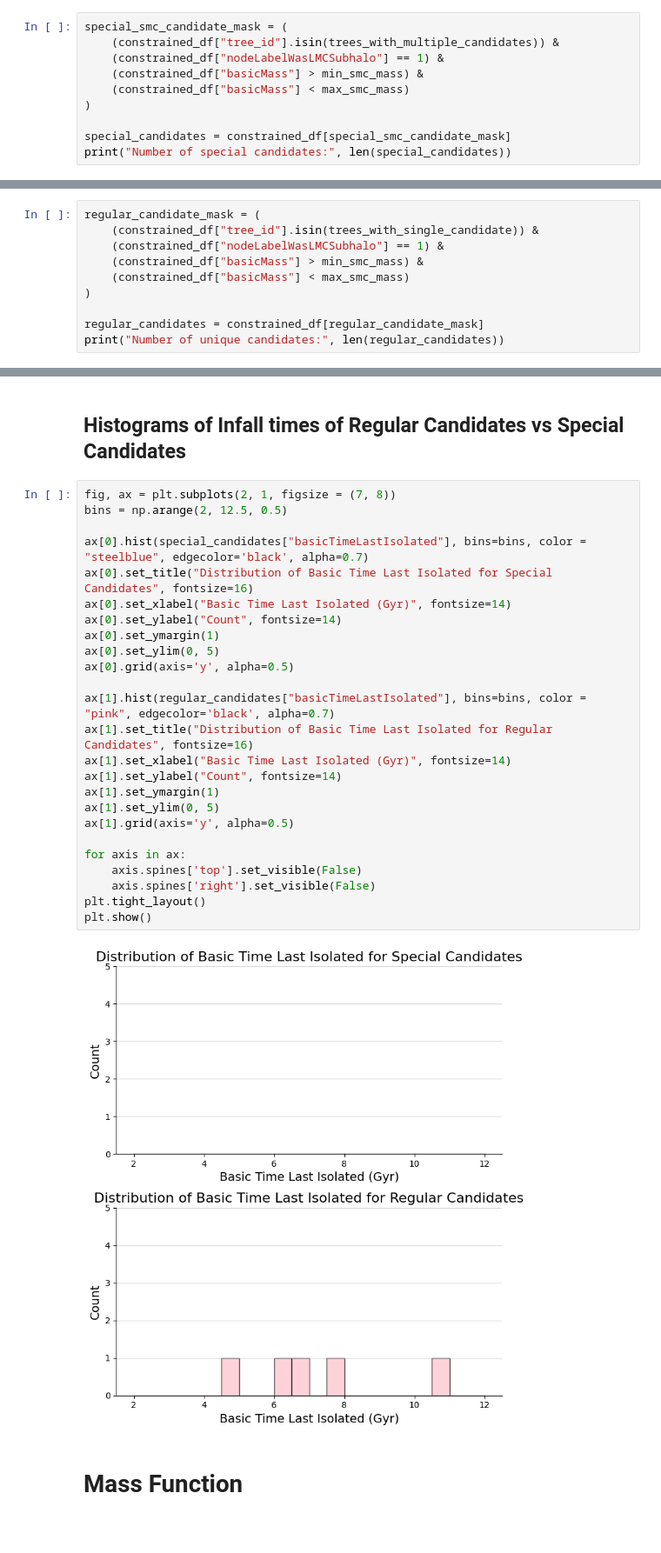
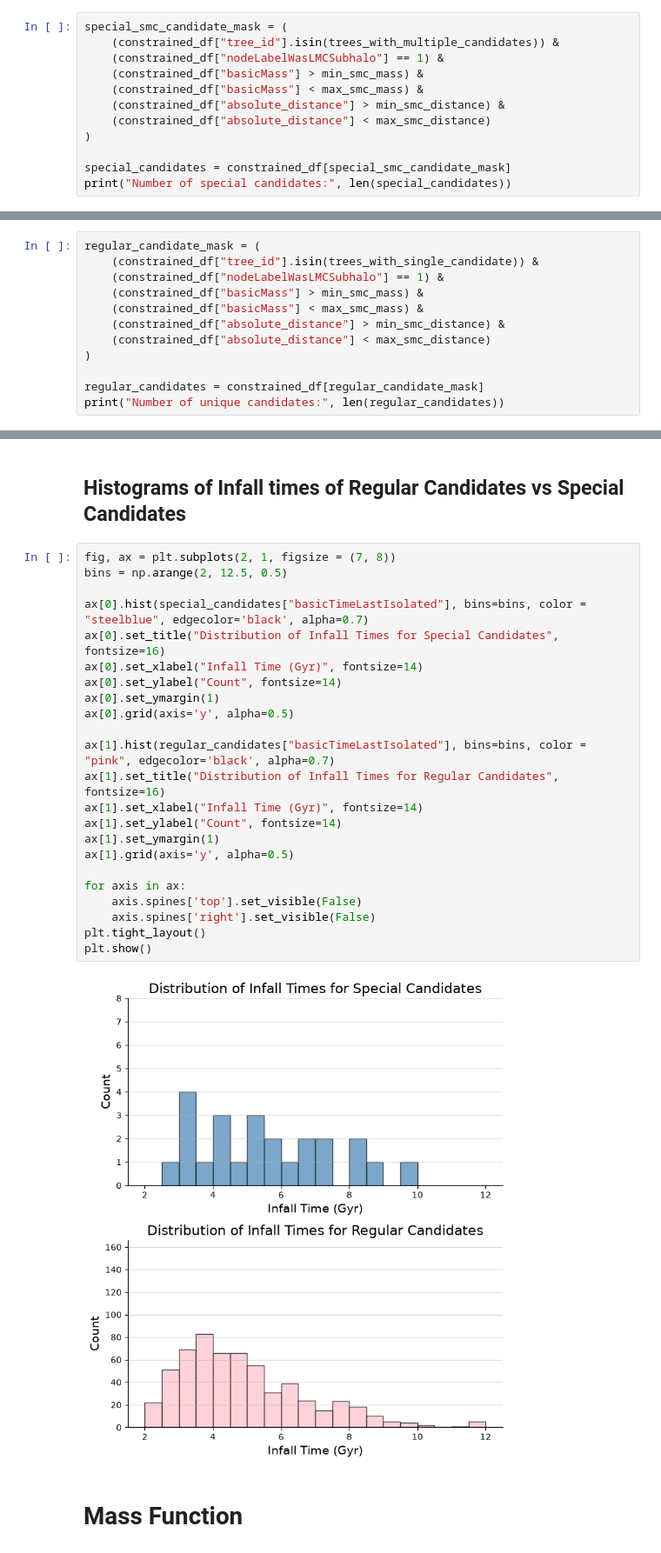
Before and after one commit to Sela-ssie/milkyway, a Jupyter notebook: subhalo_analysis.ipynb, the cells around one changed output, grey strips where cells are left out. Shown at 87% size. Saved outputs shown, nothing was run; the diff lists cells and outputs as text; blank space fills up the shorter version.

```diff
--- a/subhalo_analysis.ipynb
+++ b/subhalo_analysis.ipynb
@@ -159,7 +218,9 @@ special_smc_candidate_mask = (
     (constrained_df["tree_id"].isin(trees_with_multiple_candidates)) &
     (constrained_df["nodeLabelWasLMCSubhalo"] == 1) &
     (constrained_df["basicMass"] > min_smc_mass) &
-    (constrained_df["basicMass"] < max_smc_mass)
+    (constrained_df["basicMass"] < max_smc_mass) &
+    (constrained_df["absolute_distance"] > min_smc_distance) &
+    (constrained_df["absolute_distance"] < max_smc_distance)
 )
 
 special_candidates = constrained_df[special_smc_candidate_mask]
@@ -173,7 +234,9 @@ regular_candidate_mask = (
     (constrained_df["tree_id"].isin(trees_with_single_candidate)) &
     (constrained_df["nodeLabelWasLMCSubhalo"] == 1) &
     (constrained_df["basicMass"] > min_smc_mass) &
-    (constrained_df["basicMass"] < max_smc_mass)
+    (constrained_df["basicMass"] < max_smc_mass) &
+    (constrained_df["absolute_distance"] > min_smc_distance) &
+    (constrained_df["absolute_distance"] < max_smc_distance)
 )
 
 regular_candidates = constrained_df[regular_candidate_mask]
@@ -185,30 +248,28 @@ Number of unique candidates: 5
 # %%
 fig, ax = plt.subplots(2, 1, figsize = (7, 8))
 bins = np.arange(2, 12.5, 0.5)
 
 ax[0].hist(special_candidates["basicTimeLastIsolated"], bins=bins, color = "steelblue", edgecolor='black', alpha=0.7)
-ax[0].set_title("Distribution of Basic Time Last Isolated for Special Candidates", fontsize=16)
-ax[0].set_xlabel("Basic Time Last Isolated (Gyr)", fontsize=14)
+ax[0].set_title("Distribution of Infall Times for Special Candidates", fontsize=16)
+ax[0].set_xlabel("Infall Time (Gyr)", fontsize=14)
 ax[0].set_ylabel("Count", fontsize=14)
 ax[0].set_ymargin(1)
-ax[0].set_ylim(0, 5)
 ax[0].grid(axis='y', alpha=0.5)
 
 ax[1].hist(regular_candidates["basicTimeLastIsolated"], bins=bins, color = "pink", edgecolor='black', alpha=0.7)
-ax[1].set_title("Distribution of Basic Time Last Isolated for Regular Candidates", fontsize=16)
-ax[1].set_xlabel("Basic Time Last Isolated (Gyr)", fontsize=14)
+ax[1].set_title("Distribution of Infall Times for Regular Candidates", fontsize=16)
+ax[1].set_xlabel("Infall Time (Gyr)", fontsize=14)
 ax[1].set_ylabel("Count", fontsize=14)
 ax[1].set_ymargin(1)
-ax[1].set_ylim(0, 5)
 ax[1].grid(axis='y', alpha=0.5)
 
 for axis in ax:
     axis.spines['top'].set_visible(False)
     axis.spines['right'].set_visible(False)
 plt.tight_layout()
 plt.show()
 # %% [output]
-[figure, old version]
+[figure, new version]
 # %% [markdown]
 # Mass Function
 # %% [markdown]
```
Also changed, not shown: parts of 14 cells of this notebook, 10 other files.
